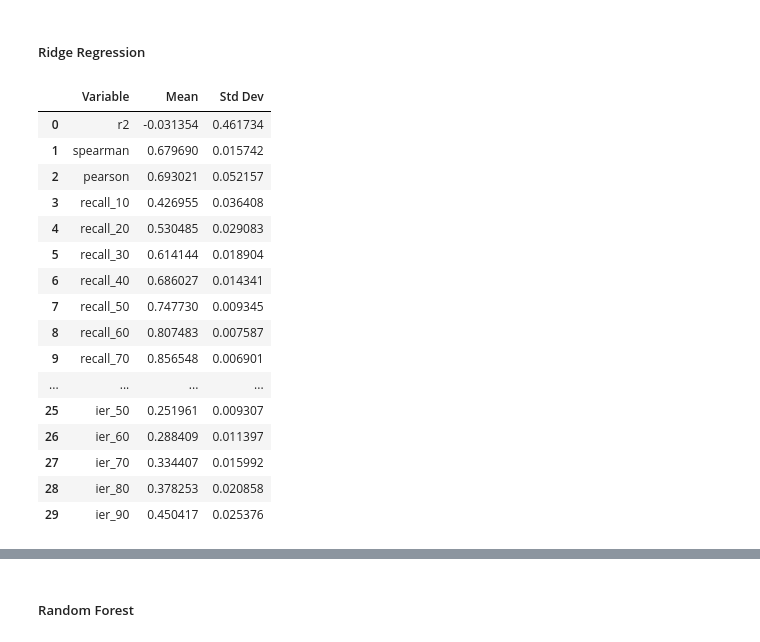
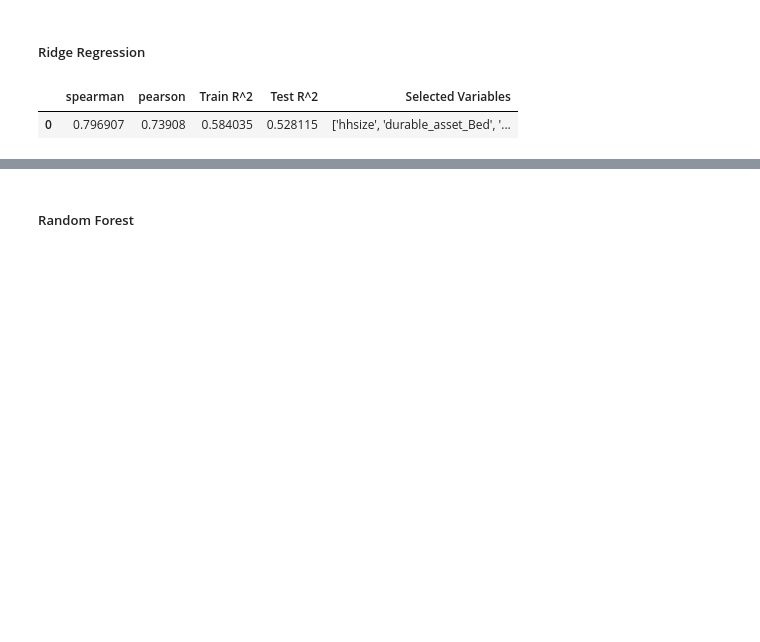
Before and after one commit to mmerrittsmith/mwi_pmt, a Jupyter notebook: analysis_writeup.ipynb, the cells around one changed output, grey strips where cells are left out. Saved outputs shown, nothing was run; the diff lists cells and outputs as text; code cells hidden in the pictures; blank space fills up the shorter version.

Commit message:
Changing from bootstraps to stepwise selection for every model

```diff
--- a/analysis_writeup.ipynb
+++ b/analysis_writeup.ipynb
@@ -166,23 +236,8 @@ df
 ##### Ridge Regression
 # %%
 df = pd.read_csv('x02_ml_pipeline/output/both/metrics_Ridge.csv', index_col=0)
-summarize_bootstrap_results(df)
+df
 # %% [output]
-|  | Variable | Mean | Std Dev |
-| 0 | r2 | -0.031354 | 0.461734 |
-| 1 | spearman | 0.679690 | 0.015742 |
-| 2 | pearson | 0.693021 | 0.052157 |
-| 3 | recall_10 | 0.426955 | 0.036408 |
-| 4 | recall_20 | 0.530485 | 0.029083 |
-| 5 | recall_30 | 0.614144 | 0.018904 |
-| 6 | recall_40 | 0.686027 | 0.014341 |
-| 7 | recall_50 | 0.747730 | 0.009345 |
-| 8 | recall_60 | 0.807483 | 0.007587 |
-| 9 | recall_70 | 0.856548 | 0.006901 |
-| ... | ... | ... | ... |
-| 25 | ier_50 | 0.251961 | 0.009307 |
-| 26 | ier_60 | 0.288409 | 0.011397 |
-| 27 | ier_70 | 0.334407 | 0.015992 |
-| 28 | ier_80 | 0.378253 | 0.020858 |
-| 29 | ier_90 | 0.450417 | 0.025376 |
+|  | spearman | pearson | Train R^2 | Test R^2 | Selected Variables |
+| 0 | 0.796907 | 0.73908 | 0.584035 | 0.528115 | ['hhsize', 'durable_asset_Bed', '... |
 # %%
```
Also changed, not shown: parts of 24 cells of this notebook, 5 other files.
